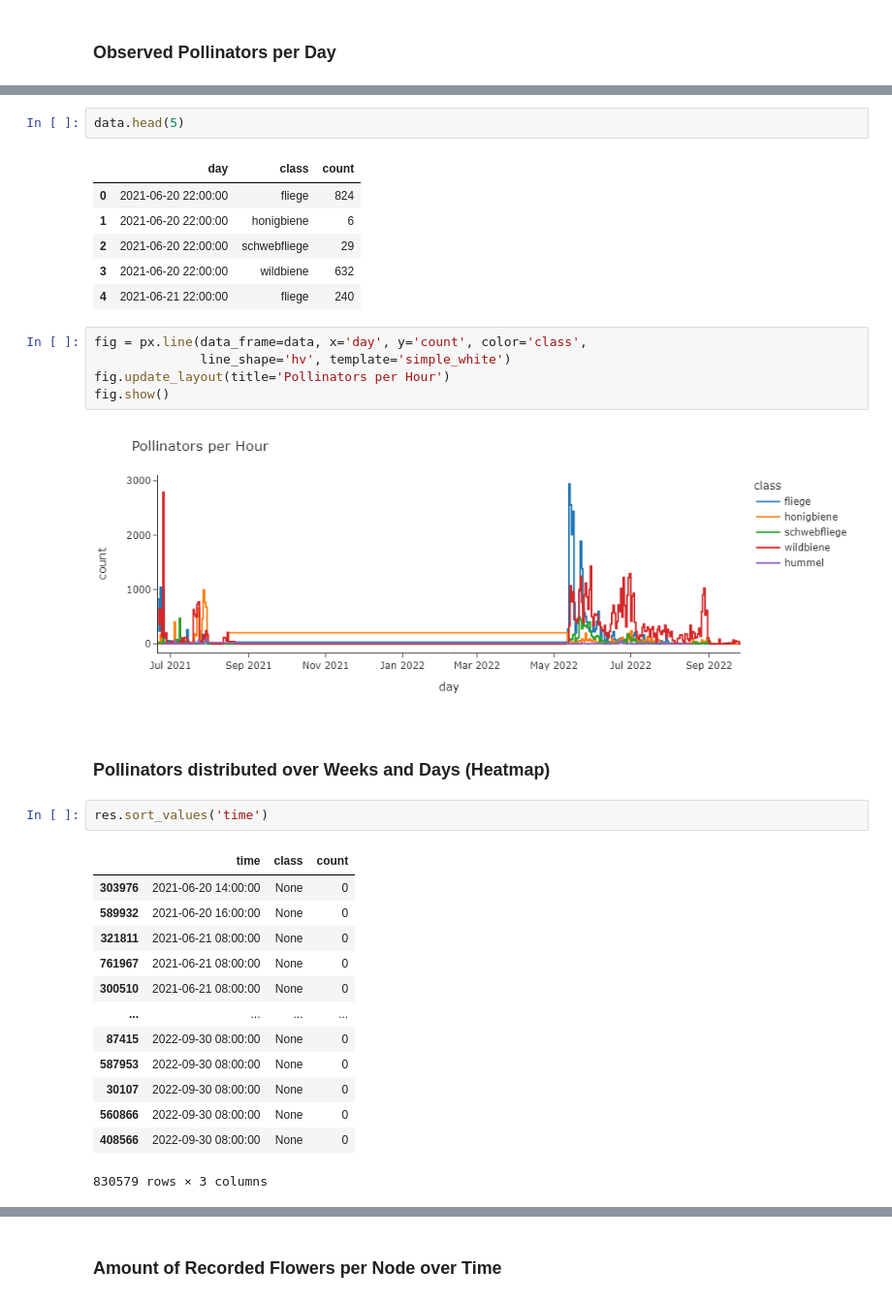
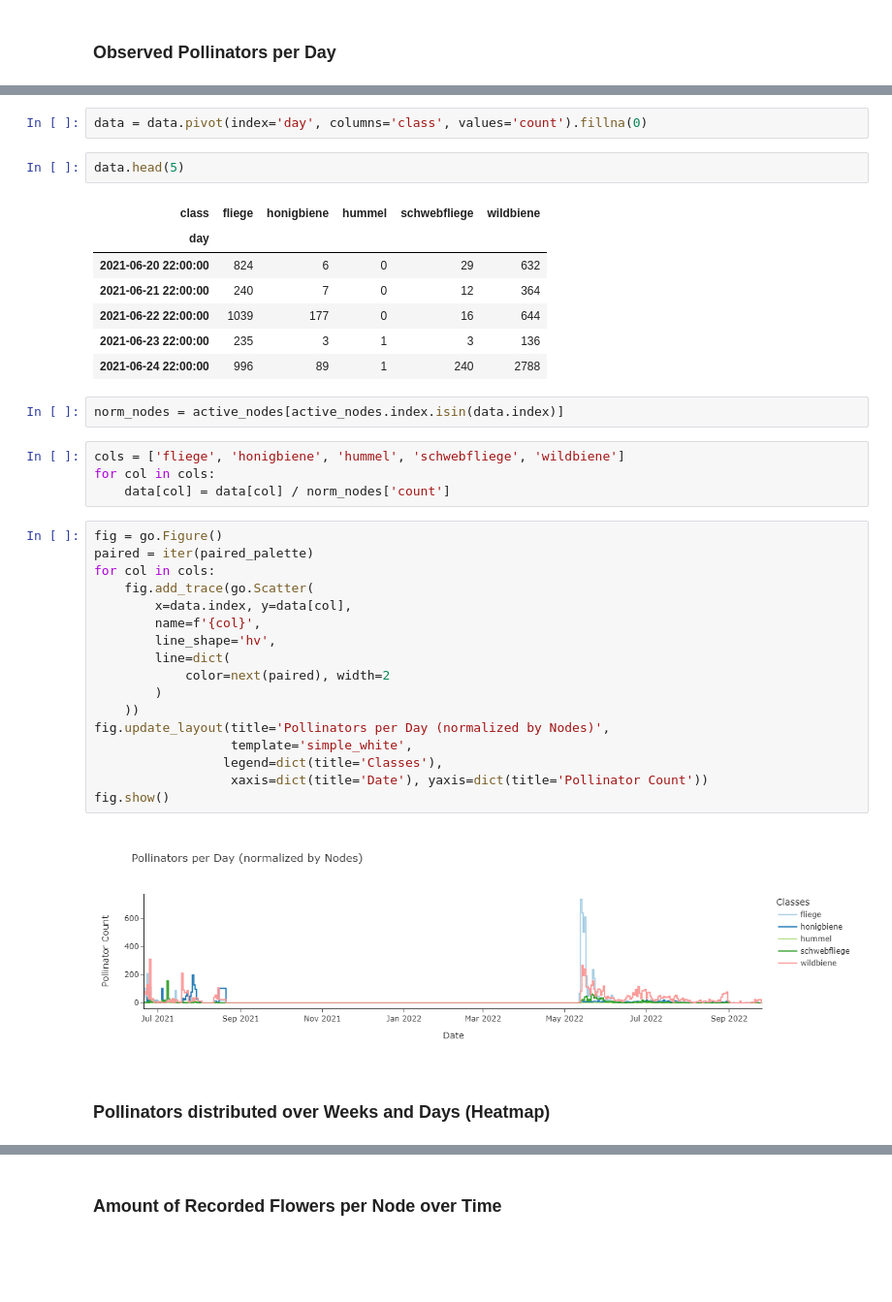
Before and after one commit to mitwelten/mitwelten-ml-backend-pollinators, a Jupyter notebook: notebooks/analyze_db_data.ipynb, the cells around one changed output, grey strips where cells are left out. Shown at 97% size. Drawn from its saved outputs; the diff is of its cells as text; blank space fills up the shorter version.

```diff
--- a/notebooks/analyze_db_data.ipynb
+++ b/notebooks/analyze_db_data.ipynb
@@ -433,34 +433,39 @@ Retrieved 742 datapoints in 2.049 seconds
+# %%
+data = data.pivot(index='day', columns='class', values='count').fillna(0)
 # %%
 data.head(5)
 # %% [output]
-|  | day | class | count |
-| 0 | 2021-06-20 22:00:00 | fliege | 824 |
-| 1 | 2021-06-20 22:00:00 | honigbiene | 6 |
-| 2 | 2021-06-20 22:00:00 | schwebfliege | 29 |
-| 3 | 2021-06-20 22:00:00 | wildbiene | 632 |
-| 4 | 2021-06-21 22:00:00 | fliege | 240 |
+| class | fliege | honigbiene | hummel | schwebfliege | wildbiene |
+| day |  |  |  |  |  |
+| 2021-06-20 22:00:00 | 824 | 6 | 0 | 29 | 632 |
+| 2021-06-21 22:00:00 | 240 | 7 | 0 | 12 | 364 |
+| 2021-06-22 22:00:00 | 1039 | 177 | 0 | 16 | 644 |
+| 2021-06-23 22:00:00 | 235 | 3 | 1 | 3 | 136 |
+| 2021-06-24 22:00:00 | 996 | 89 | 1 | 240 | 2788 |
+# %%
+norm_nodes = active_nodes[active_nodes.index.isin(data.index)]
+# %%
+cols = ['fliege', 'honigbiene', 'hummel', 'schwebfliege', 'wildbiene']
+for col in cols:
+    data[col] = data[col] / norm_nodes['count']
 # %%
-fig = px.line(data_frame=data, x='day', y='count', color='class',
-              line_shape='hv', template='simple_white')
-fig.update_layout(title='Pollinators per Hour')
+fig = go.Figure()
+paired = iter(paired_palette)
+for col in cols:
+    fig.add_trace(go.Scatter(
+        x=data.index, y=data[col],
+        name=f'{col}',
+        line_shape='hv',
+        line=dict(
+            color=next(paired), width=2
+        )
+    ))
+fig.update_layout(title='Pollinators per Day (normalized by Nodes)',
+                  template='simple_white',
+                 legend=dict(title='Classes'),
+                  xaxis=dict(title='Date'), yaxis=dict(title='Pollinator Count'))
 fig.show()
 # %% [output]
-[figure, old version]
+[figure, new version]
 # %% [markdown]
 ### Pollinators distributed over Weeks and Days (Heatmap)
-# %%
-res.sort_values('time')
-# %% [output]
-|  | time | class | count |
-| 303976 | 2021-06-20 14:00:00 | None | 0 |
-| 589932 | 2021-06-20 16:00:00 | None | 0 |
-| 321811 | 2021-06-21 08:00:00 | None | 0 |
-| 761967 | 2021-06-21 08:00:00 | None | 0 |
-| 300510 | 2021-06-21 08:00:00 | None | 0 |
-| ... | ... | ... | ... |
-| 87415 | 2022-09-30 08:00:00 | None | 0 |
-| 587953 | 2022-09-30 08:00:00 | None | 0 |
-| 30107 | 2022-09-30 08:00:00 | None | 0 |
-| 560866 | 2022-09-30 08:00:00 | None | 0 |
-| 408566 | 2022-09-30 08:00:00 | None | 0 |
-830579 rows × 3 columns
```
Also changed, not shown: parts of 14 cells of this notebook.
